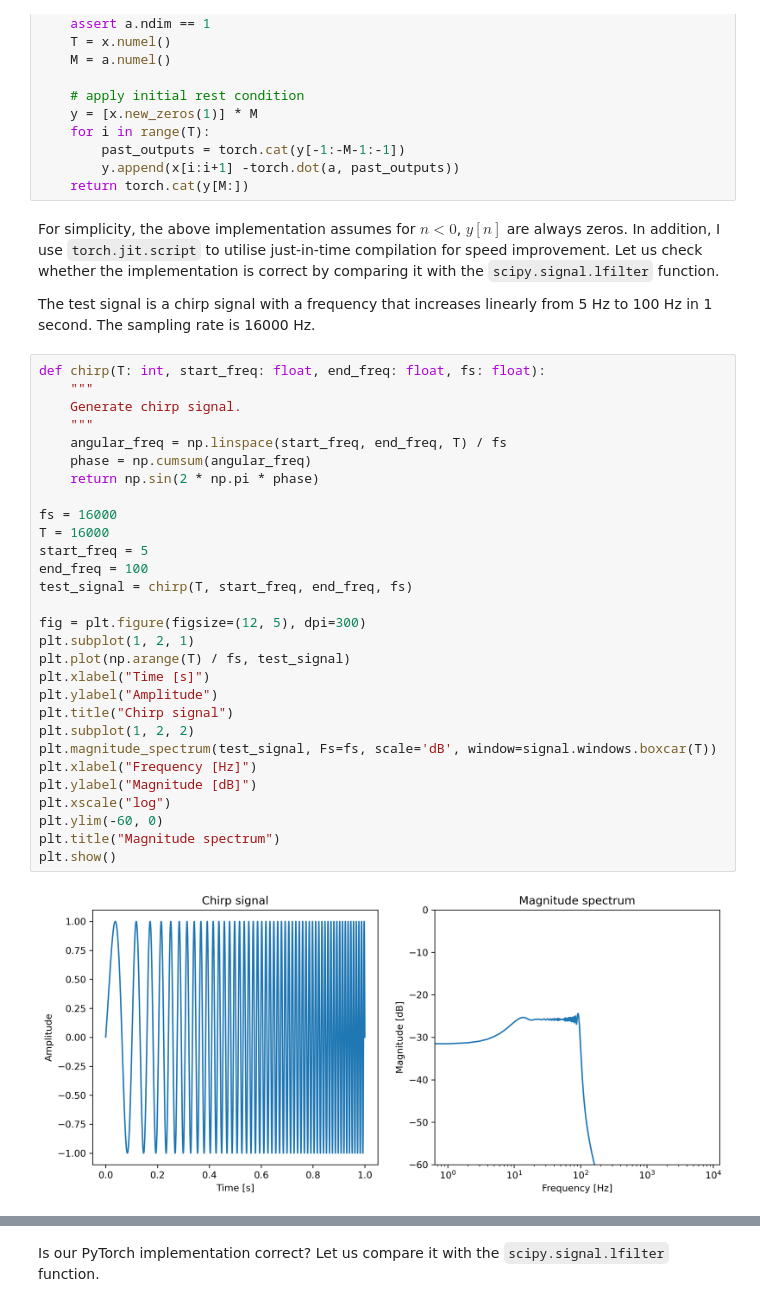
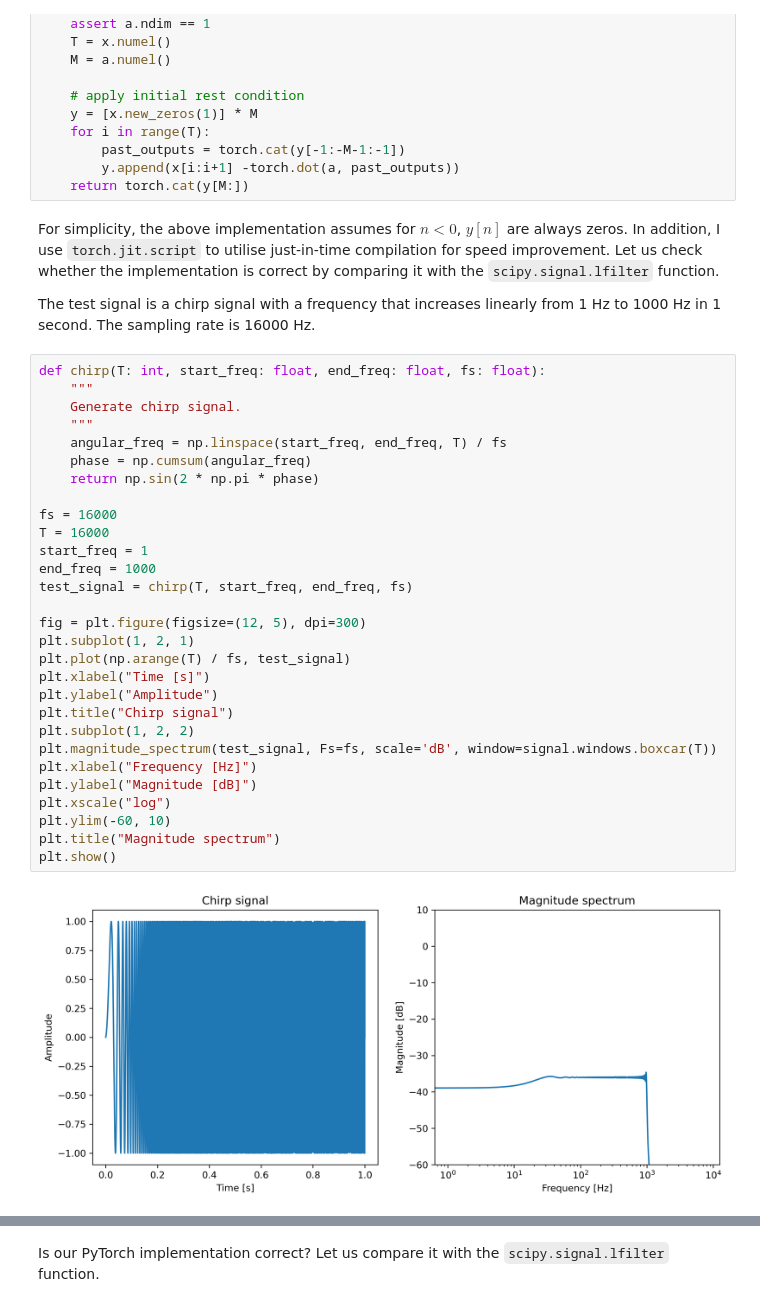
Before and after one commit to intro2ddsp/intro2ddsp.github.io, a Jupyter notebook: filters/iir.ipynb, the cells around one changed output, grey strips where cells are left out. Drawn from its saved outputs; the diff is of its cells as text.

Commit message:
add frequency method

```diff
--- a/filters/iir.ipynb
+++ b/filters/iir.ipynb
@@ -58,36 +32,36 @@ def naive_iir(x: torch.Tensor, a: torch.Tensor):
 # %% [markdown]
 For simplicity, the above implementation assumes for $n < 0$, $y[n]$ are always zeros. In addition, I use `torch.jit.script` to utilise just-in-time compilation for speed improvement. Let us check whether the implementation is correct by comparing it with the `scipy.signal.lfilter` function.
 
-The test signal is a chirp signal with a frequency that increases linearly from 5 Hz to 100 Hz in 1 second. The sampling rate is 16000 Hz.
+The test signal is a chirp signal with a frequency that increases linearly from 1 Hz to 1000 Hz in 1 second. The sampling rate is 16000 Hz.
 # %%
 def chirp(T: int, start_freq: float, end_freq: float, fs: float):
     """
     Generate chirp signal.
     """
     angular_freq = np.linspace(start_freq, end_freq, T) / fs
     phase = np.cumsum(angular_freq)
     return np.sin(2 * np.pi * phase)
 
 fs = 16000
 T = 16000
-start_freq = 5
-end_freq = 100
+start_freq = 1
+end_freq = 1000
 test_signal = chirp(T, start_freq, end_freq, fs)
 
 fig = plt.figure(figsize=(12, 5), dpi=300)
 plt.subplot(1, 2, 1)
 plt.plot(np.arange(T) / fs, test_signal)
 plt.xlabel("Time [s]")
 plt.ylabel("Amplitude")
 plt.title("Chirp signal")
 plt.subplot(1, 2, 2)
 plt.magnitude_spectrum(test_signal, Fs=fs, scale='dB', window=signal.windows.boxcar(T))
 plt.xlabel("Frequency [Hz]")
 plt.ylabel("Magnitude [dB]")
 plt.xscale("log")
-plt.ylim(-60, 0)
+plt.ylim(-60, 10)
 plt.title("Magnitude spectrum")
 plt.show()
 # %% [output]
-[figure, old version]
+[figure, new version]
 # %% [markdown]
```
Also changed, not shown: parts of 21 cells of this notebook.
